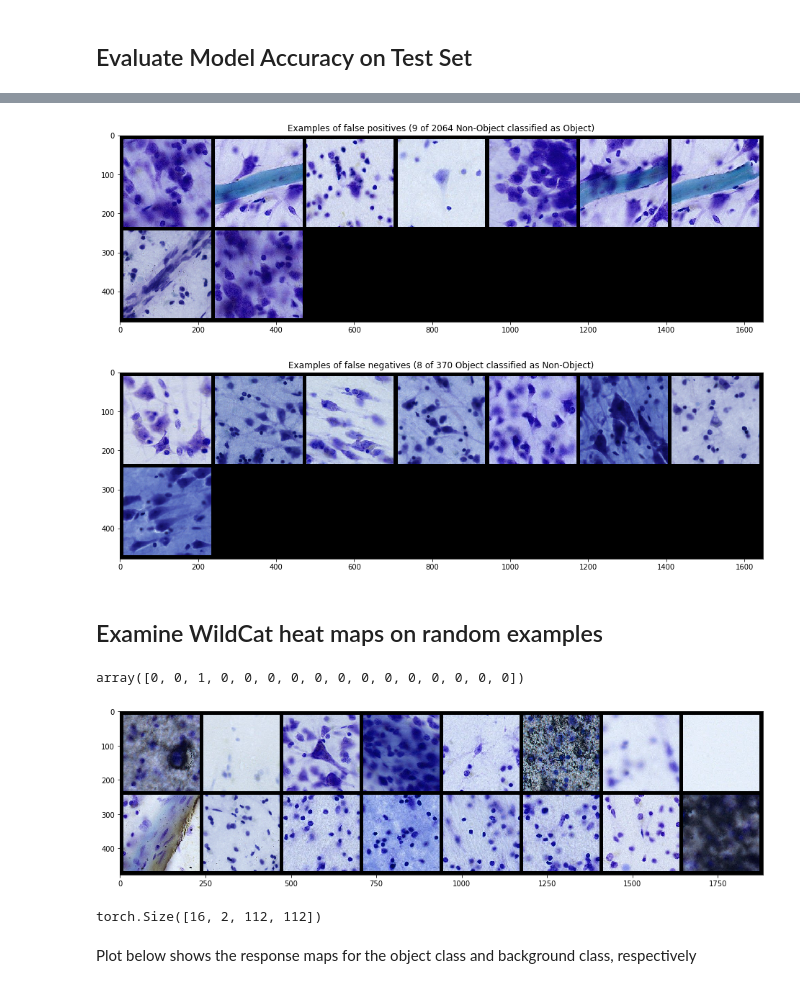
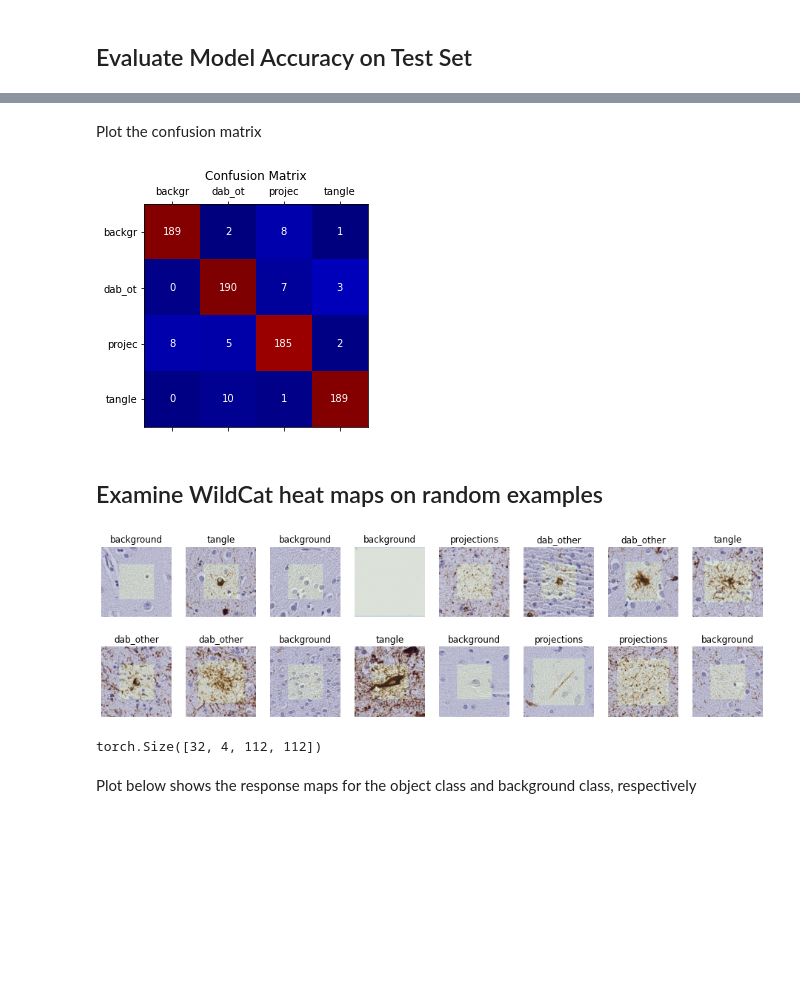
Before and after one commit to pyushkevich/tanglethon-ipynb, a Jupyter notebook: generic-wildcat-examine.ipynb, the cells around one changed output, grey strips where cells are left out. Saved outputs shown, nothing was run; the diff lists cells and outputs as text; code cells hidden in the pictures; blank space fills up the shorter version.

```diff
--- a/generic-wildcat-examine.ipynb
+++ b/generic-wildcat-examine.ipynb
@@ -201,42 +165,35 @@ plt.show()
-# %%
-# Plot the false positives
-sub_fp = np.random.choice(int(cm[1,0]),min(28,int(cm[1,0])),replace=False)
-plt.figure(figsize=(16,16))
-show(torchvision.utils.make_grid(img_fp[sub_fp,:,:,:], padding=10, nrow=7, normalize=True))
-plt.title("Examples of false positives (%d of %d %s classified as %s)" %
-          (cm[1,0],cm[1,0]+cm[0,0],cname_bkg,cname_obj));
-list(map(os.path.realpath, [ path_fp[i] for i in sub_fp]));
-# %% [output]
-[figure, removed]
-# %%
-# Plot the false negatives
-sub_fn = np.random.choice(int(cm[0,1]),min(28,int(cm[0,1])),replace=False)
-plt.figure(figsize=(16,16))
-show(torchvision.utils.make_grid(img_fn[sub_fn,:,:,:], padding=10, nrow=7, normalize=True))
-plt.title("Examples of false negatives (%d of %d %s classified as %s)" %
-          (cm[0,1],cm[0,1]+cm[1,1],cname_obj,cname_bkg));
-list(map(os.path.realpath, [ path_fn[i] for i in sub_fn]));
-# %% [output]
-[figure, removed]
+# %% [markdown]
+Plot the confusion matrix
+# %%
+plt.matshow(cm, cmap=plt.cm.jet);
+for i in range(num_classes):
+    for j in range(num_classes):
+        plt.text(i, j, str(int(cm[i,j])), va='center', ha='center', color='white');
+plt.title('Confusion Matrix');
+tlab = [ "%.6s" % (x,) for x in config['class_to_idx'].keys()]
+plt.xticks(range(num_classes), tlab);
+plt.yticks(range(num_classes), tlab);
+# %% [output]
+[figure, added]
 # %% [markdown]
 ## Examine WildCat heat maps on random examples
 # %%
 # Read a batch of data again
-img,label,paths=next(iter(dl))
-img_d = img.to(device)
-plt.figure(figsize=(16,16))
-show(torchvision.utils.make_grid(img, padding=10, nrow=8, normalize=True))
-label.numpy()
+img,label=next(iter(dl))
+
+# This time we drop the mask because we care about the activation maps over the whole patch
+img_d = img[:,0:3,:,:].to(device)
+plt.figure(figsize=(16,7))
+util.show_patches_with_masks(img, label, cnames, 8, 0.1, 2)
 # %% [output]
-array([0, 0, 1, 0, 0, 0, 0, 0, 0, 0, 0, 0, 0, 0, 0, 0])
-[figure, old version]
+[figure, new version]
 # %%
 # Do a manual forward run of the model
-x_clas = model_ft.forward_to_classifier(img_d)
+x_clas = model_ft.forward_to_classifier(img_d[:,0:3,:,:])
 x_cpool = model_ft.spatial_pooling.class_wise(x_clas)
 x_spool = model_ft.spatial_pooling.spatial(x_cpool)
 x_cpool.shape
 # %% [output]
-torch.Size([16, 2, 112, 112])
+torch.Size([32, 4, 112, 112])
 # %% [markdown]
 Plot below shows the response maps for the object class and background class, respectively
```
Also changed, not shown: parts of 29 cells of this notebook, 4 other files.
